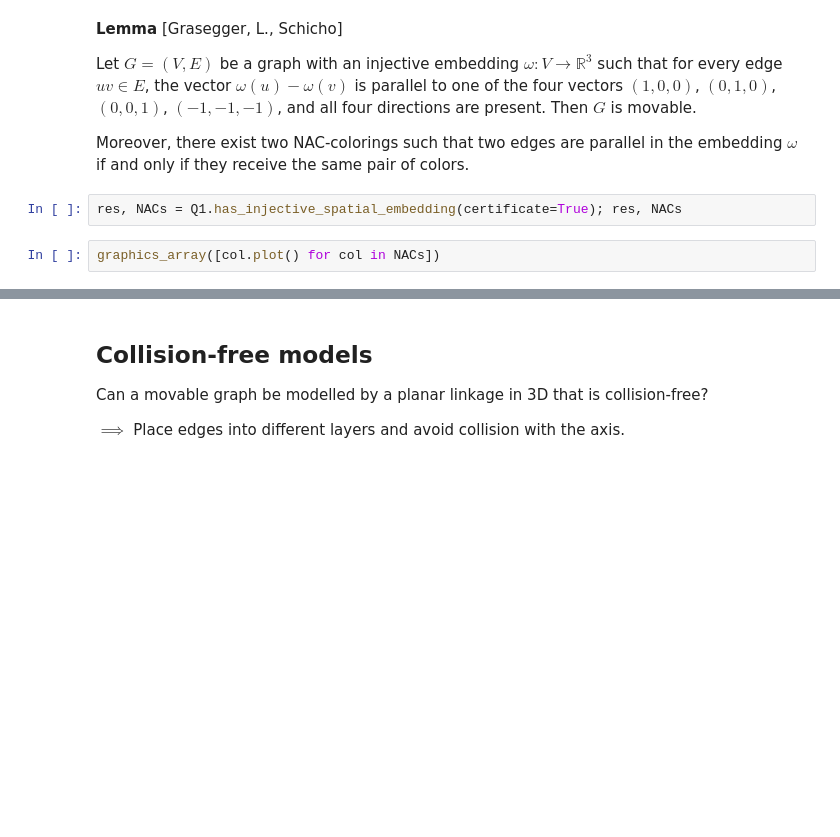
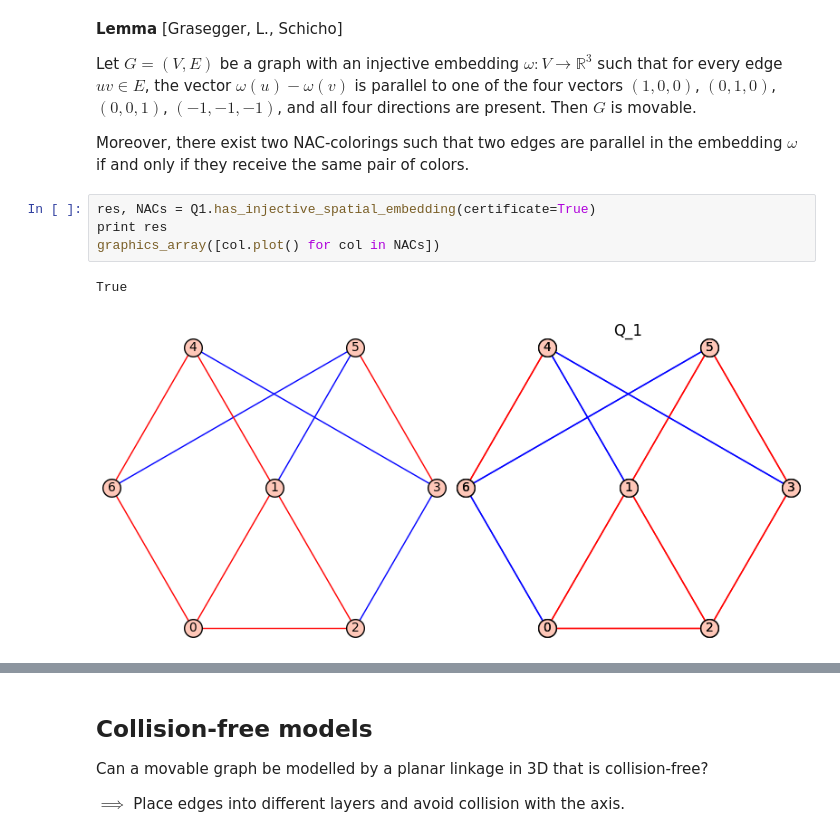
Before and after one commit to Legersky/rigid-flexible-graphs-notebooks, a Jupyter notebook: ARCADES_software_workshop_Cambridge.ipynb, the cells around one changed output, grey strips where cells are left out. Saved outputs shown, nothing was run; the diff lists cells and outputs as text; blank space fills up the shorter version.

```diff
--- a/ARCADES_software_workshop_Cambridge.ipynb
+++ b/ARCADES_software_workshop_Cambridge.ipynb
@@ -176,9 +260,12 @@ Then $G$ is movable.
 Moreover, there exist two NAC-colorings such that two edges are parallel in the embedding $\omega$ if and only if they
 receive the same pair of colors.
 # %%
-res, NACs = Q1.has_injective_spatial_embedding(certificate=True); res, NACs
+res, NACs = Q1.has_injective_spatial_embedding(certificate=True)
+print res
+graphics_array([col.plot() for col in NACs])
+# %% [output]
+True
+[figure, added]
-# %%
-graphics_array([col.plot() for col in NACs])
 # %%
 motion_Q1 = GraphMotion.SpatialEmbeddingConstruction(Q1,NACs)
 motion_Q1.fix_edge([0,1])
```
Also changed, not shown: parts of 29 cells of this notebook, 3 other files.
